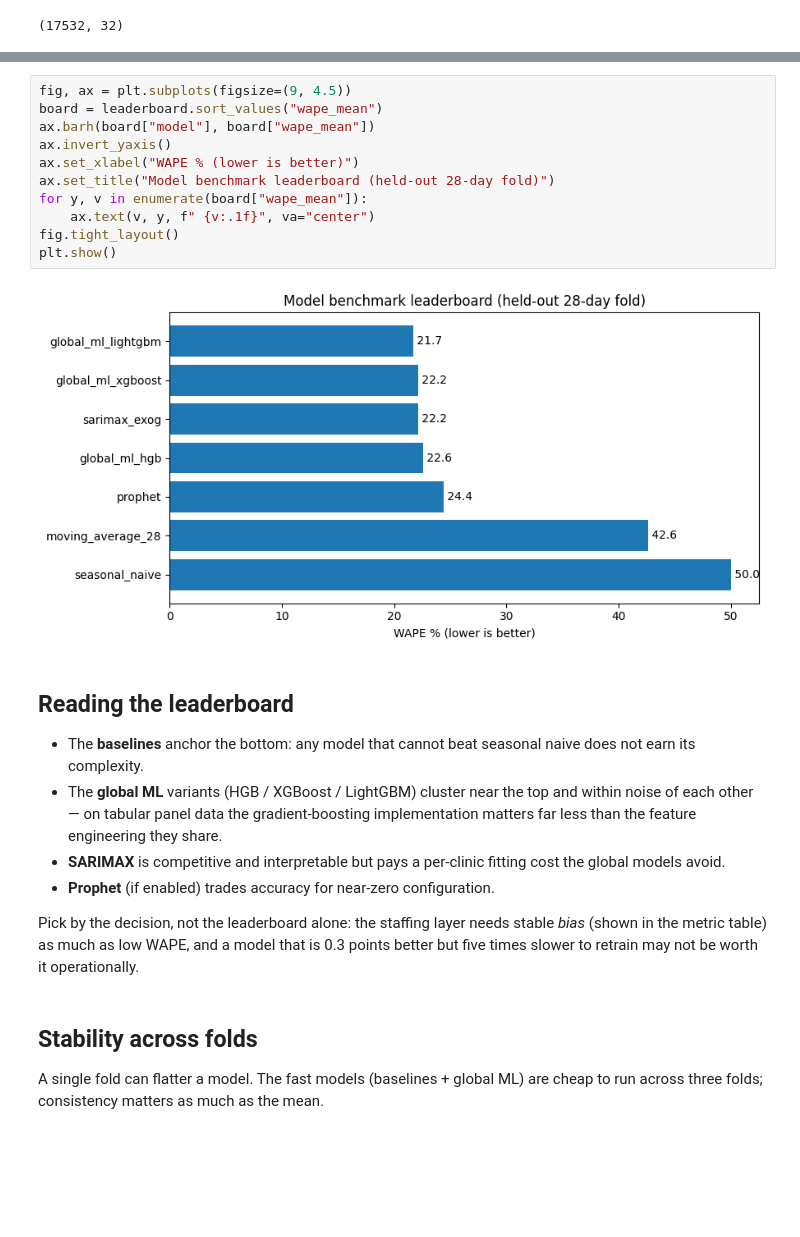
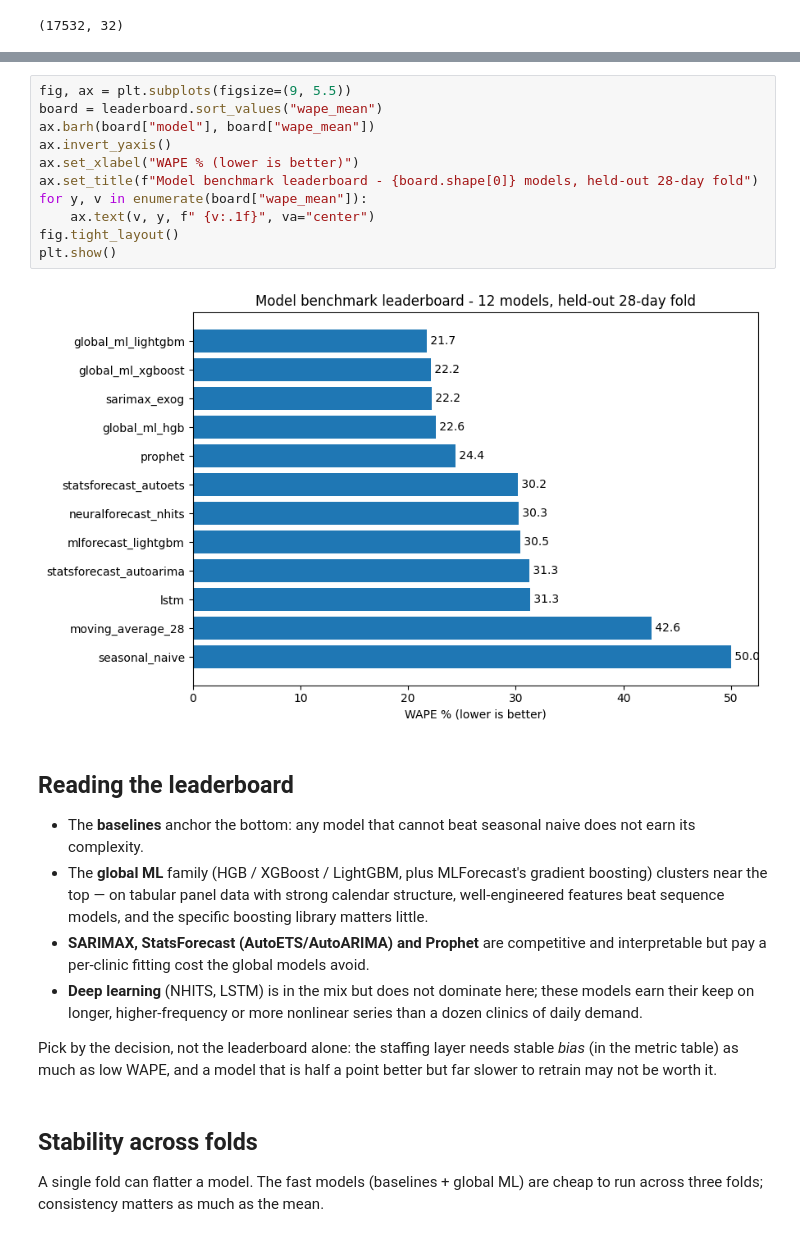
Before and after one commit to DiogoRibeiro7/clinic-forecasting-platform, a Jupyter notebook: notebooks/11_model_zoo_benchmark.ipynb, the cells around one changed output, grey strips where cells are left out. Drawn from its saved outputs; the diff is of its cells as text; blank space fills up the shorter version.

```diff
--- a/notebooks/11_model_zoo_benchmark.ipynb
+++ b/notebooks/11_model_zoo_benchmark.ipynb
@@ -159,39 +235,41 @@ benchmark_metric_table(scored)
 | moving_average_28 | 33.851 | 42.675 | 42.633 | -4.224 |
 | seasonal_naive | 39.729 | 58.943 | 50.036 | -37.314 |
 # %%
-fig, ax = plt.subplots(figsize=(9, 4.5))
+fig, ax = plt.subplots(figsize=(9, 5.5))
 board = leaderboard.sort_values("wape_mean")
 ax.barh(board["model"], board["wape_mean"])
 ax.invert_yaxis()
 ax.set_xlabel("WAPE % (lower is better)")
-ax.set_title("Model benchmark leaderboard (held-out 28-day fold)")
+ax.set_title(f"Model benchmark leaderboard - {board.shape[0]} models, held-out 28-day fold")
 for y, v in enumerate(board["wape_mean"]):
     ax.text(v, y, f" {v:.1f}", va="center")
 fig.tight_layout()
 plt.show()
 # %% [output]
-[figure, old version]
+[figure, new version]
 # %% [markdown]
 ## Reading the leaderboard
 
 - The **baselines** anchor the bottom: any model that cannot beat seasonal
   naive does not earn its complexity.
-- The **global ML** variants (HGB / XGBoost / LightGBM) cluster near the top
-  and within noise of each other — on tabular panel data the gradient-boosting
-  implementation matters far less than the feature engineering they share.
-- **SARIMAX** is competitive and interpretable but pays a per-clinic fitting
-  cost the global models avoid.
-- **Prophet** (if enabled) trades accuracy for near-zero configuration.
+- The **global ML** family (HGB / XGBoost / LightGBM, plus MLForecast's
+  gradient boosting) clusters near the top — on tabular panel data with strong
+  calendar structure, well-engineered features beat sequence models, and the
+  specific boosting library matters little.
+- **SARIMAX, StatsForecast (AutoETS/AutoARIMA) and Prophet** are competitive
+  and interpretable but pay a per-clinic fitting cost the global models avoid.
+- **Deep learning** (NHITS, LSTM) is in the mix but does not dominate here;
+  these models earn their keep on longer, higher-frequency or more nonlinear
+  series than a dozen clinics of daily demand.
 
 Pick by the decision, not the leaderboard alone: the staffing layer needs
-stable *bias* (shown in the metric table) as much as low WAPE, and a model
-that is 0.3 points better but five times slower to retrain may not be worth
-it operationally.
+stable *bias* (in the metric table) as much as low WAPE, and a model that is
+half a point better but far slower to retrain may not be worth it.
 # %% [markdown]
 ## Stability across folds
 
-A single fold can flatter a model. The fast models (baselines + global ML)
-are cheap to run across three folds; consistency matters as much as the mean.
+A single fold can flatter a model. The fast models (baselines + global ML) are
+cheap to run across three folds; consistency matters as much as the mean.
 # %%
 fast_models = {
     name: fn for name, fn in forecasters.items()
```
Also changed, not shown: parts of 11 cells of this notebook, 5 other files.
